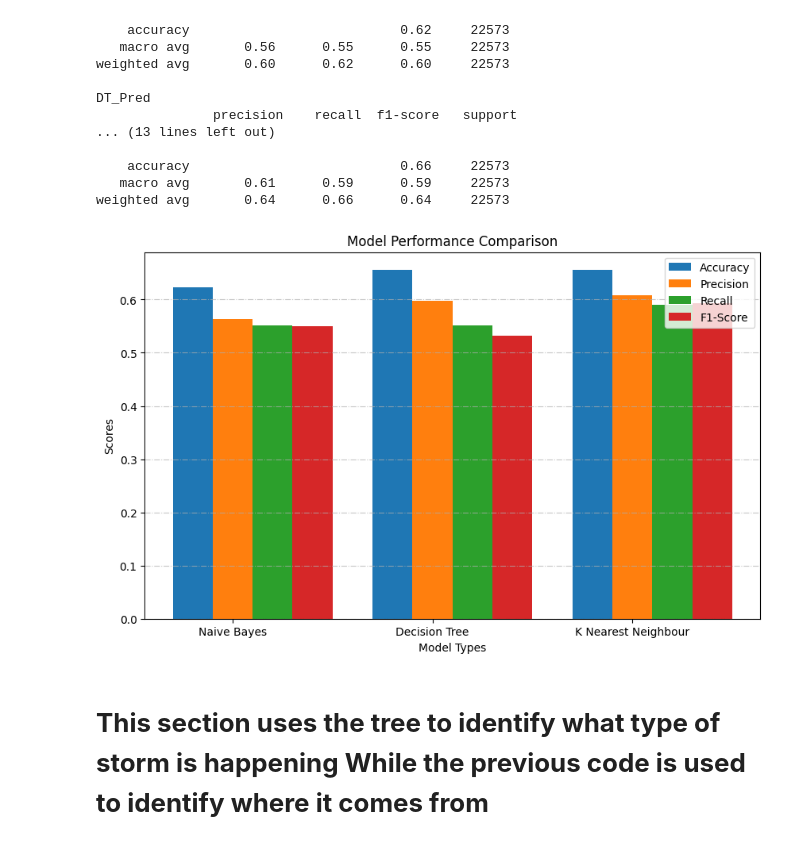
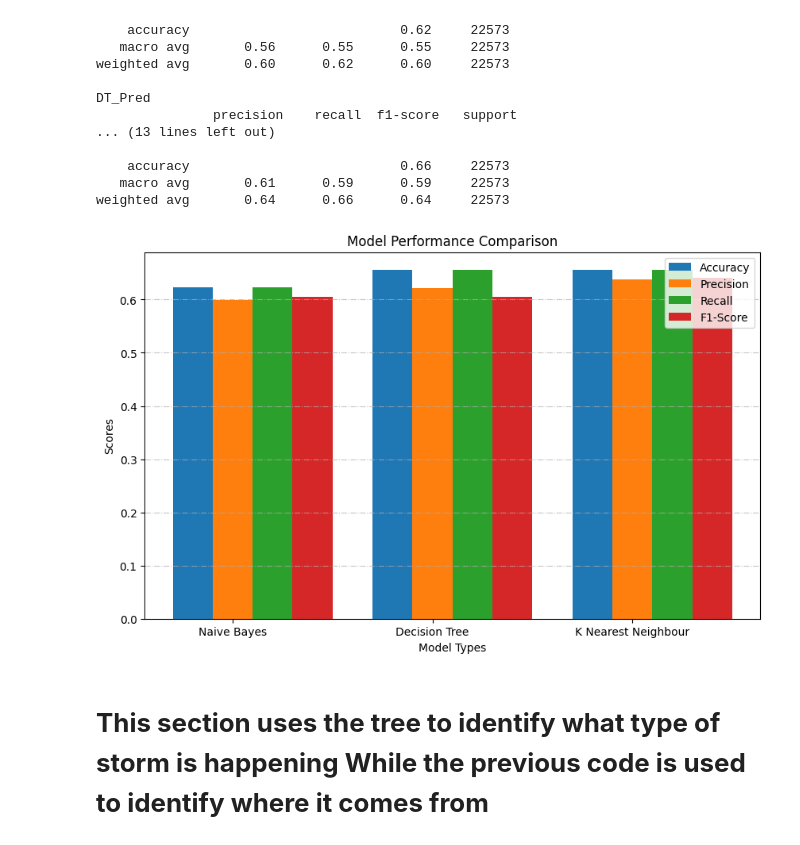
Before and after one commit to unicornpjs/Dubai_UG_3, a Jupyter notebook: Notebooks/Baseline Training and Evaluation Experiments/PredictiveModels_BY_DC_KNN.ipynb, the cells around one changed output. Cells and saved outputs as stored; diff of their text form; code cells hidden in the pictures.

```diff
--- a/Notebooks/Baseline Training and Evaluation Experiments/PredictiveModels_BY_DC_KNN.ipynb
+++ b/Notebooks/Baseline Training and Evaluation Experiments/PredictiveModels_BY_DC_KNN.ipynb
@@ -313,37 +313,37 @@ model_types = ['Naive Bayes', 'Decision Tree', 'K Nearest Neighbour']
 # Dictionary used to store all the classification information
 classification_report_data = {
     'Accuracy': [BY_report['accuracy'], DT_report['accuracy'], KNN_report['accuracy']],
-    'Precision': [BY_report['macro avg']['precision'], DT_report['macro avg']['precision'], KNN_report['macro avg']['precision']],
-    'Recall': [BY_report['macro avg']['recall'], DT_report['macro avg']['recall'], KNN_report['macro avg']['recall']],
-    'F1-Score': [BY_report['macro avg']['f1-score'], DT_report['macro avg']['f1-score'], KNN_report['macro avg']['f1-score']]
+    'Precision': [BY_report['weighted avg']['precision'], DT_report['weighted avg']['precision'], KNN_report['weighted avg']['precision']],
+    'Recall': [BY_report['weighted avg']['recall'], DT_report['weighted avg']['recall'], KNN_report['weighted avg']['recall']],
+    'F1-Score': [BY_report['weighted avg']['f1-score'], DT_report['weighted avg']['f1-score'], KNN_report['weighted avg']['f1-score']]
 
 }
 
 # Creating the size and length of the graph
 plt.figure(figsize=(10,6))
 width_of_graph = 0.2
 length_of_graph = len(model_types)
 x_axis = np.arange(length_of_graph)
 #plotting four graphs for the classification information with the Accuracy, Precision, Recall, F1-Score
 plt.bar(x_axis, classification_report_data['Accuracy'], width=width_of_graph, label='Accuracy')
 plt.bar(x_axis + width_of_graph, classification_report_data['Precision'], width=width_of_graph, label='Precision')
 plt.bar(x_axis + width_of_graph*2, classification_report_data['Recall'], width=width_of_graph, label='Recall')
 plt.bar(x_axis + width_of_graph*3, classification_report_data['F1-Score'], width=width_of_graph, label='F1-Score')
 
 # adding the x and y plot labels and the legend
 plt.xticks(x_axis+width_of_graph, model_types)
 plt.xlabel('Model Types')
 plt.ylabel('Scores')
 plt.title('Model Performance Comparison')
 plt.legend()
 #plotting the grid and showing the graph
 plt.grid(True, axis='y', linestyle='-.', alpha=0.7)
 plt.show()
 
 # Based off the graph the best two for accuracy are the Decision tree and KNN however the KNN
 # is the overall best model in the other categories
 # %% [output]
-[figure, old version]
+[figure, new version]
 # %% [markdown]
 # **This section uses the tree to identify what type of storm is happening While the previous code is used to identify where it comes from**
 # %%
```
Also changed, not shown: parts of 8 cells of this notebook.
